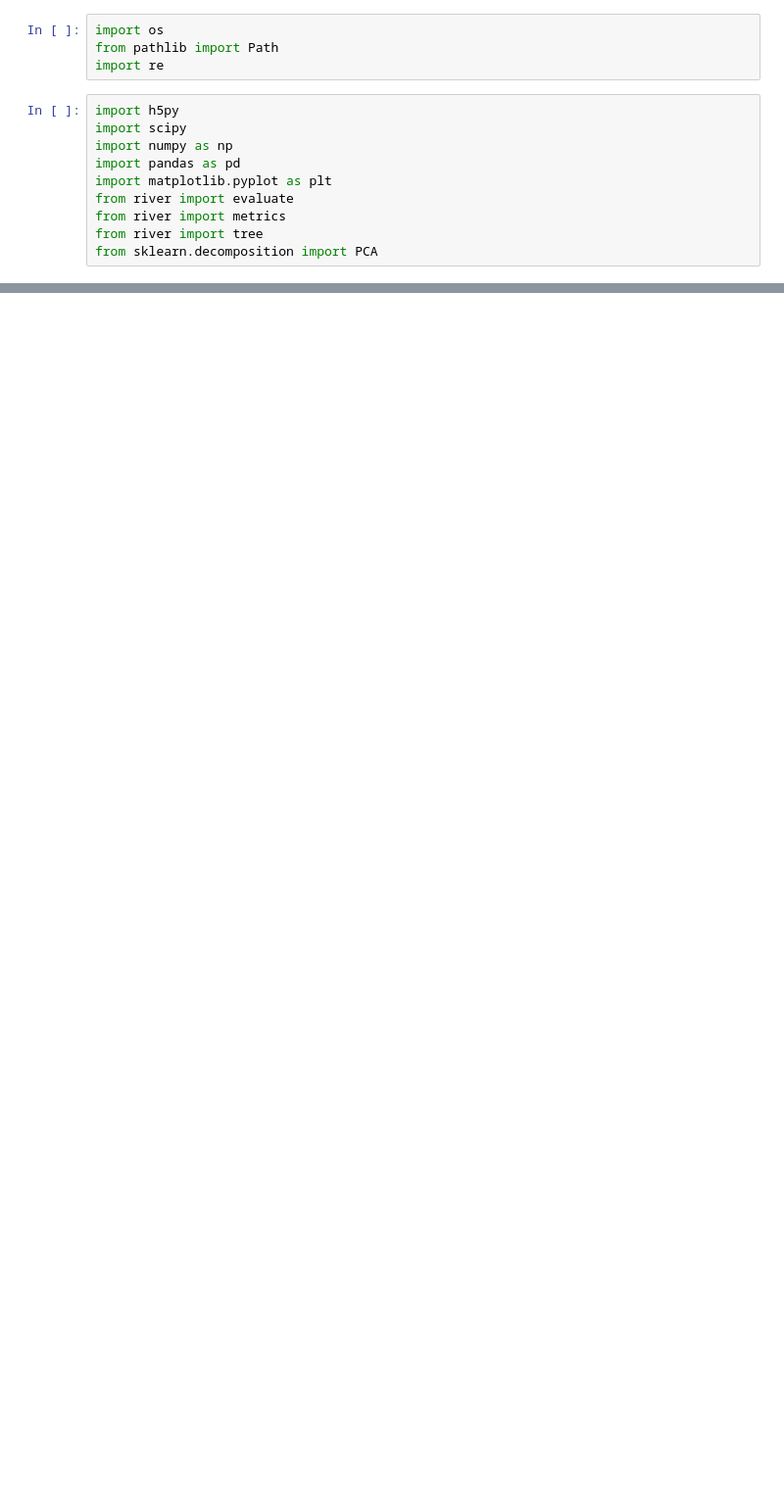
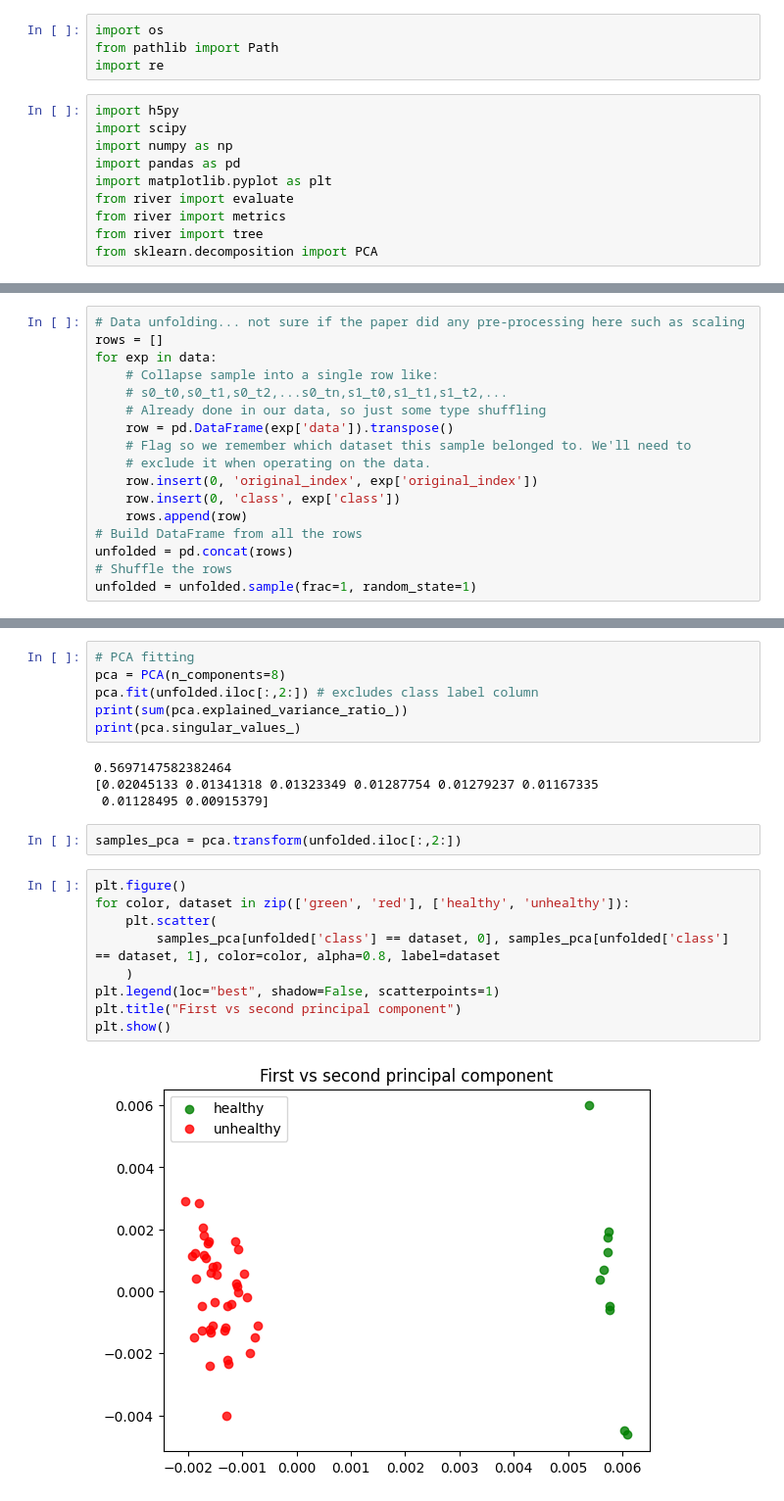
Before and after one commit to compi-migui/tfg-scratchpad, a Jupyter notebook: notebooks/001-data-loading.ipynb, the cells around one changed output, grey strips where cells are left out. Shown at 98% size. Cells and saved outputs as stored; diff of their text form; blank space fills up the shorter version.

```diff
--- a/notebooks/001-data-loading.ipynb
+++ b/notebooks/001-data-loading.ipynb
@@ -31,0 +50,17 @@ with h5py.File(data_path, 'r') as data_file:
+# %%
+# Data unfolding... not sure if the paper did any pre-processing here such as scaling
+rows = []
+for exp in data:
+    # Collapse sample into a single row like:
+    # s0_t0,s0_t1,s0_t2,...s0_tn,s1_t0,s1_t1,s1_t2,...
+    # Already done in our data, so just some type shuffling
+    row = pd.DataFrame(exp['data']).transpose()
+    # Flag so we remember which dataset this sample belonged to. We'll need to
+    # exclude it when operating on the data.
+    row.insert(0, 'original_index', exp['original_index'])
+    row.insert(0, 'class', exp['class'])
+    rows.append(row)
+# Build DataFrame from all the rows
+unfolded = pd.concat(rows)
+# Shuffle the rows
+unfolded = unfolded.sample(frac=1, random_state=1)
@@ -31,0 +88,23 @@ with h5py.File(data_path, 'r') as data_file:
+# %%
+# PCA fitting
+pca = PCA(n_components=8)
+pca.fit(unfolded.iloc[:,2:]) # excludes class label column
+print(sum(pca.explained_variance_ratio_))
+print(pca.singular_values_)
+# %% [output]
+0.5697147582382464
+[0.02045133 0.01341318 0.01323349 0.01287754 0.01279237 0.01167335
+ 0.01128495 0.00915379]
+# %%
+samples_pca = pca.transform(unfolded.iloc[:,2:])
+# %%
+plt.figure()
+for color, dataset in zip(['green', 'red'], ['healthy', 'unhealthy']):
+    plt.scatter(
+        samples_pca[unfolded['class'] == dataset, 0], samples_pca[unfolded['class'] == dataset, 1], color=color, alpha=0.8, label=dataset
+    )
+plt.legend(loc="best", shadow=False, scatterpoints=1)
+plt.title("First vs second principal component")
+plt.show()
+# %% [output]
+[figure, added]
```
Also changed, not shown: parts of 4 cells of this notebook.
